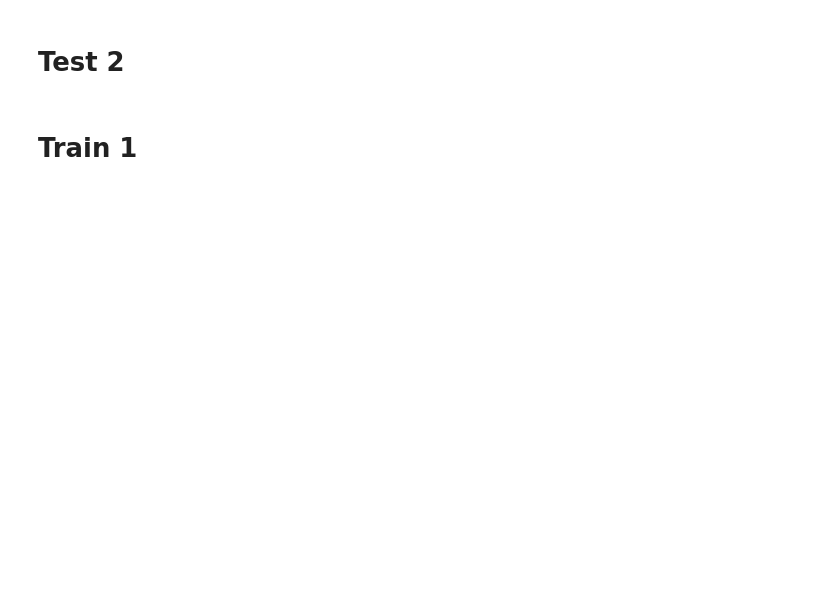
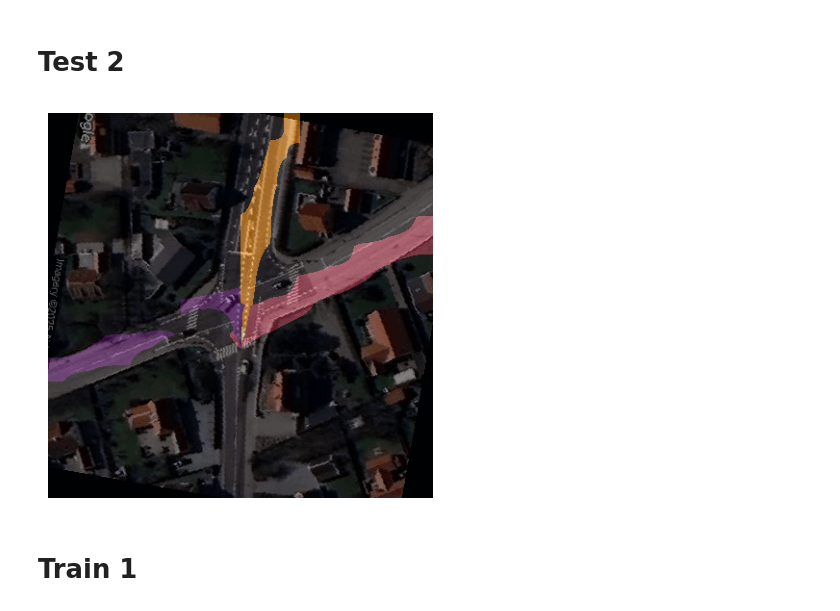
Before and after one commit to DaDudeIan/Pre-planning-Intersection-Traversal-for-Autonomous-Vehicles, a Jupyter notebook: models/training/results.ipynb, the cells around one changed output. Drawn from its saved outputs; the diff is of its cells as text; code cells hidden in the pictures; blank space fills up the shorter version.

```diff
--- a/models/training/results.ipynb
+++ b/models/training/results.ipynb
@@ -151,20 +153,22 @@ swin ready
 # %% [markdown]
 # Test 2
 # %%
-# test_2_index = 14
-# satellite = test_dataloader.dataset[test_2_index]['satellite'].to(device)
-# fig = plt.figure(figsize=(5, 5))
-# plt.imshow(satellite.cpu().numpy().transpose(1, 2, 0))
+test_2_index = 14
+satellite = test_dataloader.dataset[test_2_index]['satellite'].to(device)
+fig = plt.figure(figsize=(5, 5))
+plt.imshow(satellite.cpu().numpy().transpose(1, 2, 0))
 
-# output = model(satellite.unsqueeze(0))
-# output = torch.argmax(output, dim=1)
-# output = output.squeeze(0).cpu().numpy()
+output = model(satellite.unsqueeze(0))
+output = torch.argmax(output, dim=1)
+output = output.squeeze(0).cpu().numpy()
 
-# plt.imshow(output, cmap='inferno', alpha=0.5)
+plt.imshow(output, cmap='inferno', alpha=0.5)
 
-# plt.axis('off')
+plt.axis('off')
 
-# plt.savefig(f"{res_folder}/{base}_test2.png", bbox_inches='tight', transparent=True)
+plt.savefig(f"{res_folder}/{base}_test2.png", bbox_inches='tight', transparent=True)
+# %% [output]
+[figure, added]
 # %% [markdown]
 # Train 1
 # %%
```
Also changed, not shown: parts of 5 cells of this notebook, 42 other files.
